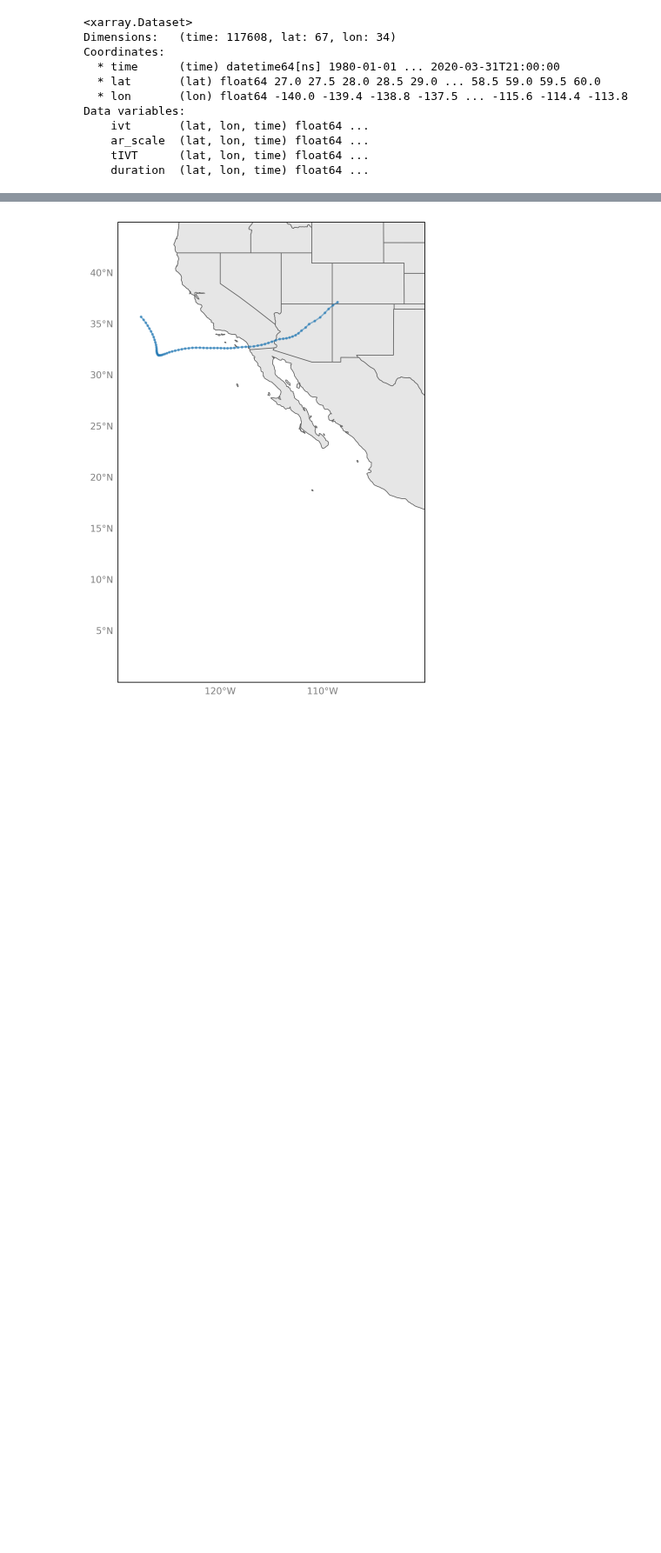
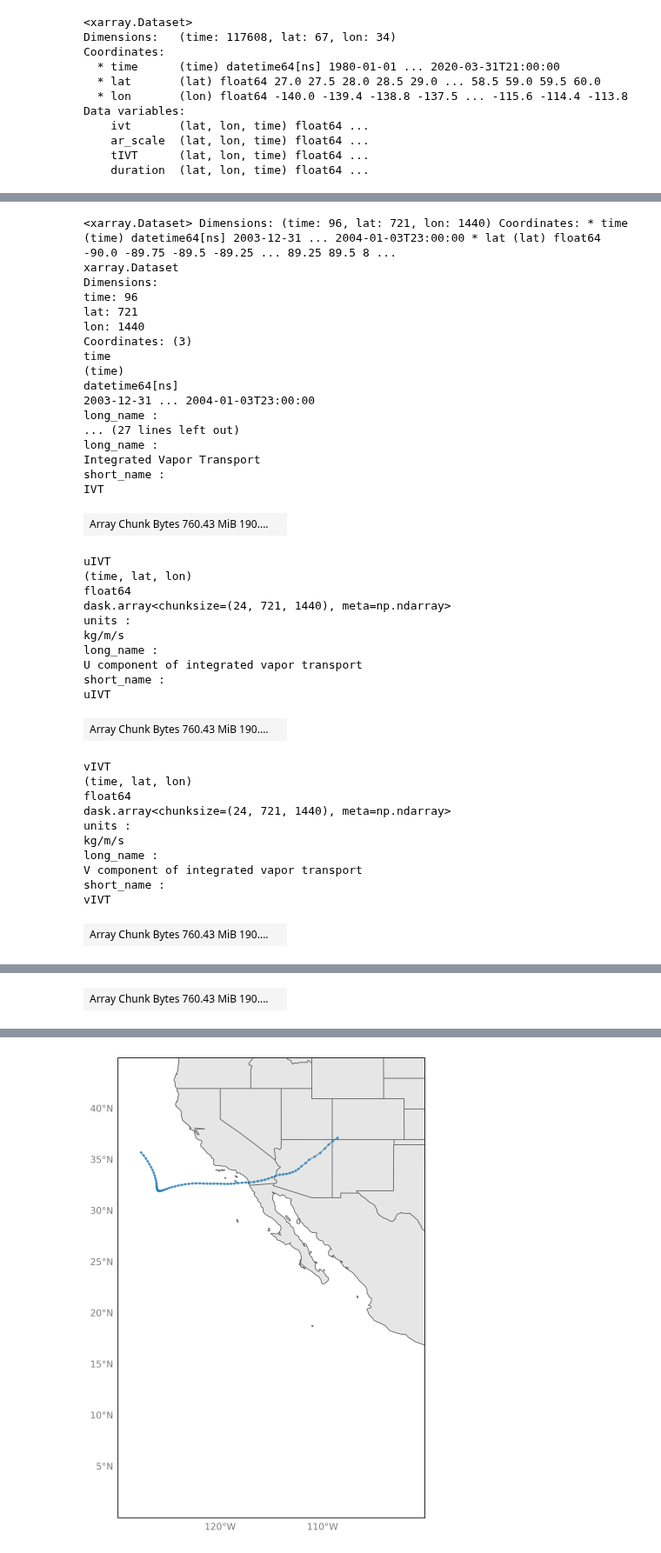
Before and after one commit to CW3E/CO_top-decile_precip_ARs_code, a Jupyter notebook: analysis/combine_AR-scale_IVT.ipynb, the cells around one changed output, grey strips where cells are left out. Shown at 87% size. Cells and saved outputs as stored; diff of their text form; code cells hidden in the pictures; blank space fills up the shorter version.

Commit message:
adding in IVT data to trajectories

```diff
--- a/analysis/combine_AR-scale_IVT.ipynb
+++ b/analysis/combine_AR-scale_IVT.ipynb
@@ -57,8 +59,10 @@ Data variables:
 ## load watershed trajectory
 fname = '/home/dnash/comet_data/preprocessed/ERA5_trajectories/PRISM_HUC8_14080107.nc'
 ERA5 = xr.open_dataset(fname)
+ERA5 = ERA5.assign_coords({"lon": ERA5.longitude, "lat": ERA5.latitude, "time": ERA5.time})
+ERA5 = ERA5.drop_vars(["latitude", "longitude"])
 ## start with one trajectory, then loop all
-# ERA5 = ERA5.isel(start_date=10)
+ERA5 = ERA5.isel(start_date=10)
 ERA5
 # %% [output]
 <xarray.Dataset>
@@ -79,0 +84,31 @@ Data variables:
+# %%
+## load ERA5 IVT data
+start_date = ERA5.start_date.values - np.timedelta64(3,'D')
+end_date = ERA5.start_date.values
+print(start_date, end_date)
+
+dates = pd.date_range(start=start_date, end=end_date, freq='1D')
+# put into pandas df
+d ={"date": dates}
+df = pd.DataFrame(data=d)
+df['day']= df['date'].dt.day.map("{:02}".format)
+df['month']= df['date'].dt.month.map("{:02}".format)
+df['year']= df['date'].dt.year
+
+# create list of daily ERA5 files
+filenames = []
+for j, row in df.iterrows():
+    filenames.append('/data/downloaded/Reanalysis/ERA5/IVT/{0}/ERA5_IVT_{0}{1}{2}.nc'.format(row['year'], row['month'], row['day']))
+    # open all files within the AR period
+
+ivt = xr.open_mfdataset(filenames, combine='by_coords', parallel=False)
+
+
+## interpolate IVT to trajectory points
+test = ivt.interp(lat=ERA5.lat, lon=ERA5.lon, time=ERA5.time)
+test = test.compute()
+
+## merge IVT, uIVT, vIVT, and IWV to trajectory ds
+test_new = xr.merge([test, ERA5])
+test_new
+# %% [output]
@@ -79,0 +116,40 @@ Data variables:
+<xarray.Dataset> Dimensions: (time: 96, lat: 721, lon: 1440) Coordinates: * time (time) datetime64[ns] 2003-12-31 ... 2004-01-03T23:00:00 * lat (lat) float64 -90.0 -89.75 -89.5 -89.25 ... 89.25 89.5 8 ...
+xarray.Dataset
+Dimensions:
+time: 96
+lat: 721
+lon: 1440
+Coordinates: (3)
+time
+(time)
+datetime64[ns]
+2003-12-31 ... 2004-01-03T23:00:00
+long_name :
+... (27 lines left out)
+long_name :
+Integrated Vapor Transport
+short_name :
+IVT
+| Array Chunk Bytes 760.43 MiB 190.... |  |
+uIVT
+(time, lat, lon)
+float64
+dask.array<chunksize=(24, 721, 1440), meta=np.ndarray>
+units :
+kg/m/s
+long_name :
+U component of integrated vapor transport
+short_name :
+uIVT
+| Array Chunk Bytes 760.43 MiB 190.... |  |
+vIVT
+(time, lat, lon)
+float64
+dask.array<chunksize=(24, 721, 1440), meta=np.ndarray>
+units :
+kg/m/s
+long_name :
+V component of integrated vapor transport
+short_name :
+vIVT
+| Array Chunk Bytes 760.43 MiB 190.... |  |
@@ -79,0 +166 @@ Data variables:
+| Array Chunk Bytes 760.43 MiB 190.... |  |
```
Also changed, not shown: parts of 4 cells of this notebook, 1 other file.
